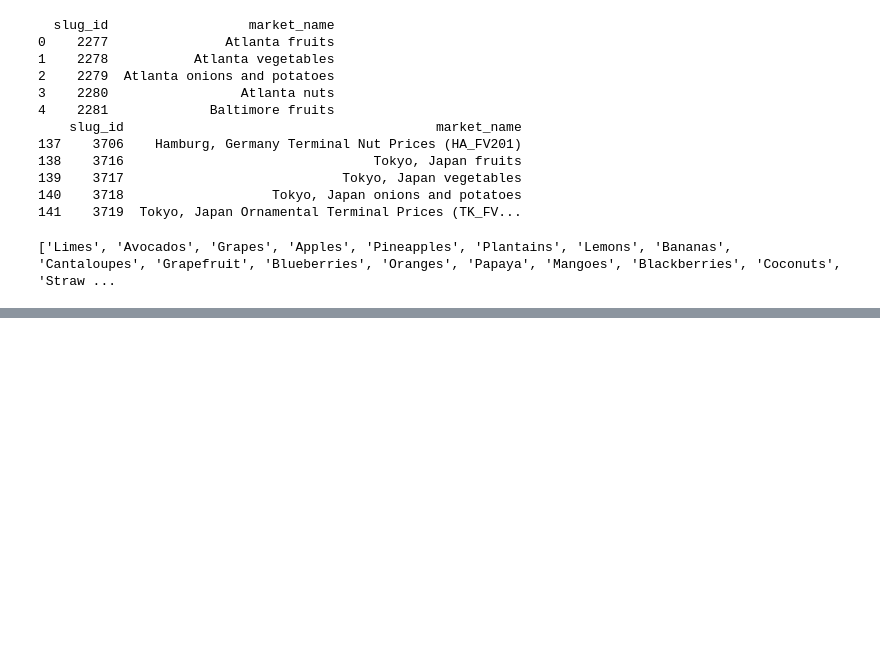
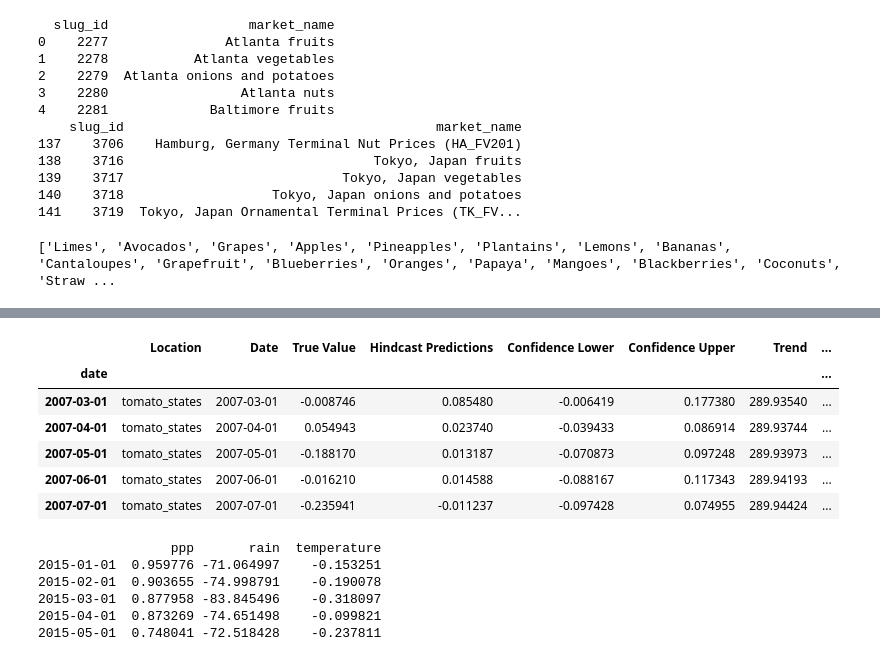
Before and after one commit to saravanadinesh/ProducePrices, a Jupyter notebook: usda_mmn_demo.ipynb, the cells around one changed output, grey strips where cells are left out. Cells and saved outputs as stored; diff of their text form; code cells hidden in the pictures; blank space fills up the shorter version.

```diff
--- a/usda_mmn_demo.ipynb
+++ b/usda_mmn_demo.ipynb
@@ -173,0 +238,28 @@ plt.show()
+# %%
+input_filepath = "C:/Users/sarav/OneDrive - Fordham University/Planette/Code/data/"+area_name+"/"+"hindcasts_t_2m_"+area_name+".csv"
+# Get the raw precip data
+rawdf = pd.read_csv(input_filepath)
+rawdf['date'] = pd.to_datetime(rawdf['Date'])
+rawdf.set_index('date', inplace=True)
+rawdf.head()
+# %% [output]
+|  | Location | Date | True Value | Hindcast Predictions | Confidence Lower | Confidence Upper | Trend | ... |
+| date |  |  |  |  |  |  |  | ... |
+| 2007-03-01 | tomato_states | 2007-03-01 | -0.008746 | 0.085480 | -0.006419 | 0.177380 | 289.93540 | ... |
+| 2007-04-01 | tomato_states | 2007-04-01 | 0.054943 | 0.023740 | -0.039433 | 0.086914 | 289.93744 | ... |
+| 2007-05-01 | tomato_states | 2007-05-01 | -0.188170 | 0.013187 | -0.070873 | 0.097248 | 289.93973 | ... |
+| 2007-06-01 | tomato_states | 2007-06-01 | -0.016210 | 0.014588 | -0.088167 | 0.117343 | 289.94193 | ... |
+| 2007-07-01 | tomato_states | 2007-07-01 | -0.235941 | -0.011237 | -0.097428 | 0.074955 | 289.94424 | ... |
+# %%
+tempr = pd.DataFrame(index=rawdf.index)
+tempr['temperature'] = (rawdf['True Value'])
+
+cause_effect_df['temperature'] = tempr.shift(2)['temperature']
+pprint(cause_effect_df.head())
+# %% [output]
+                 ppp       rain  temperature
+2015-01-01  0.959776 -71.064997    -0.153251
+2015-02-01  0.903655 -74.998791    -0.190078
+2015-03-01  0.877958 -83.845496    -0.318097
+2015-04-01  0.873269 -74.651498    -0.099821
+2015-05-01  0.748041 -72.518428    -0.237811
```
Also changed, not shown: parts of 12 cells of this notebook, 4 other files.
